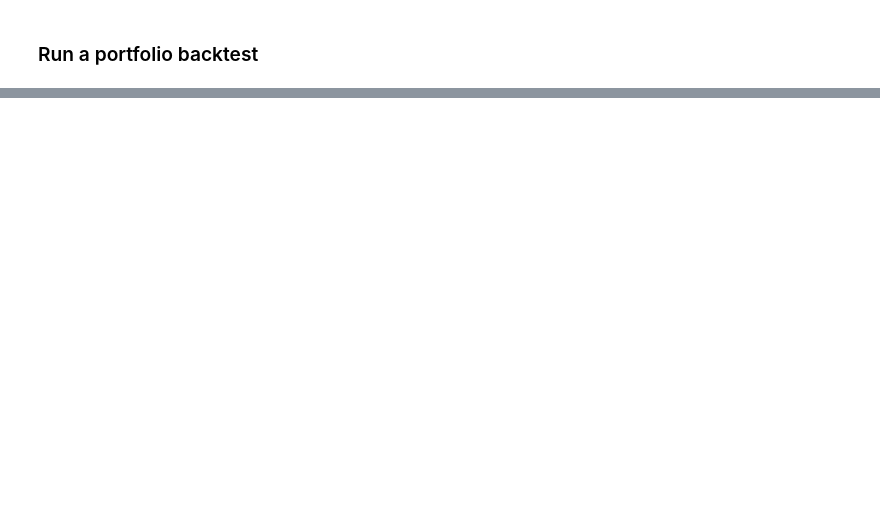
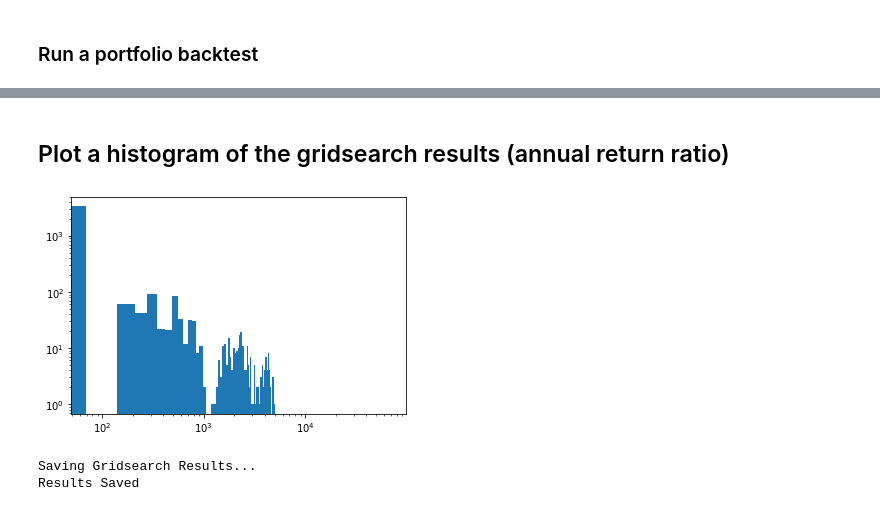
Before and after one commit to nlefrancois6/Investing-Strategy, a Jupyter notebook: MRT Clean.ipynb, the cells around one changed output, grey strips where cells are left out. Saved outputs shown, nothing was run; the diff lists cells and outputs as text; code cells hidden in the pictures; blank space fills up the shorter version.

```diff
--- a/MRT Clean.ipynb
+++ b/MRT Clean.ipynb
@@ -161,0 +141,6 @@ Date
+# %%
+tickers = ['BAT-CAD','BTC-CAD','ETH-CAD','CRV-CAD','ZRX-CAD']
+N = 1 #Number of pts to use in each grid dimension
+stat_grid, param_vecs = hyperparam_gridsearch(tickers, N)
+stat_gridf = clean_stat_grid(stat_grid) #Filter out unreasonably small, large, and negative values from the results
+save_gridsearch(param_vecs, stat_gridf, N) #Save results
@@ -161,0 +165,15 @@ Date
+# %% [markdown]
+## Plot a histogram of the gridsearch results (annual return ratio)
+# %%
+npts = N**6
+stat_vec = np.reshape(stat_gridf, npts) #Reshape stats into a vector so we can histogram it
+
+f = plt.hist(stat_vec, bins=1000, log='True')
+plt.xscale('log')
+# %% [output]
+[figure, added]
+# %%
+save_gridsearch(param_vecs, stat_gridf, N) #Save results of gridsearch
+# %% [output]
+Saving Gridsearch Results...
+Results Saved
```
Also changed, not shown: parts of 10 cells of this notebook, 5 other files.
